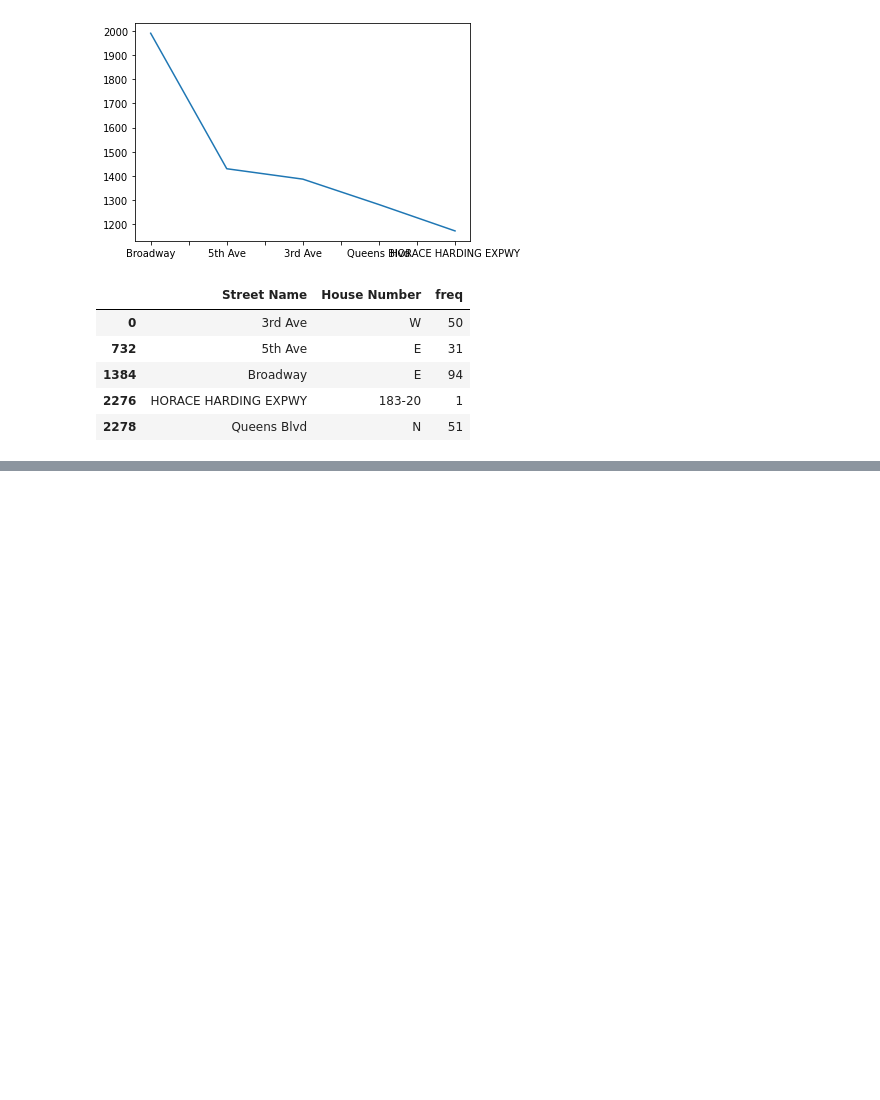
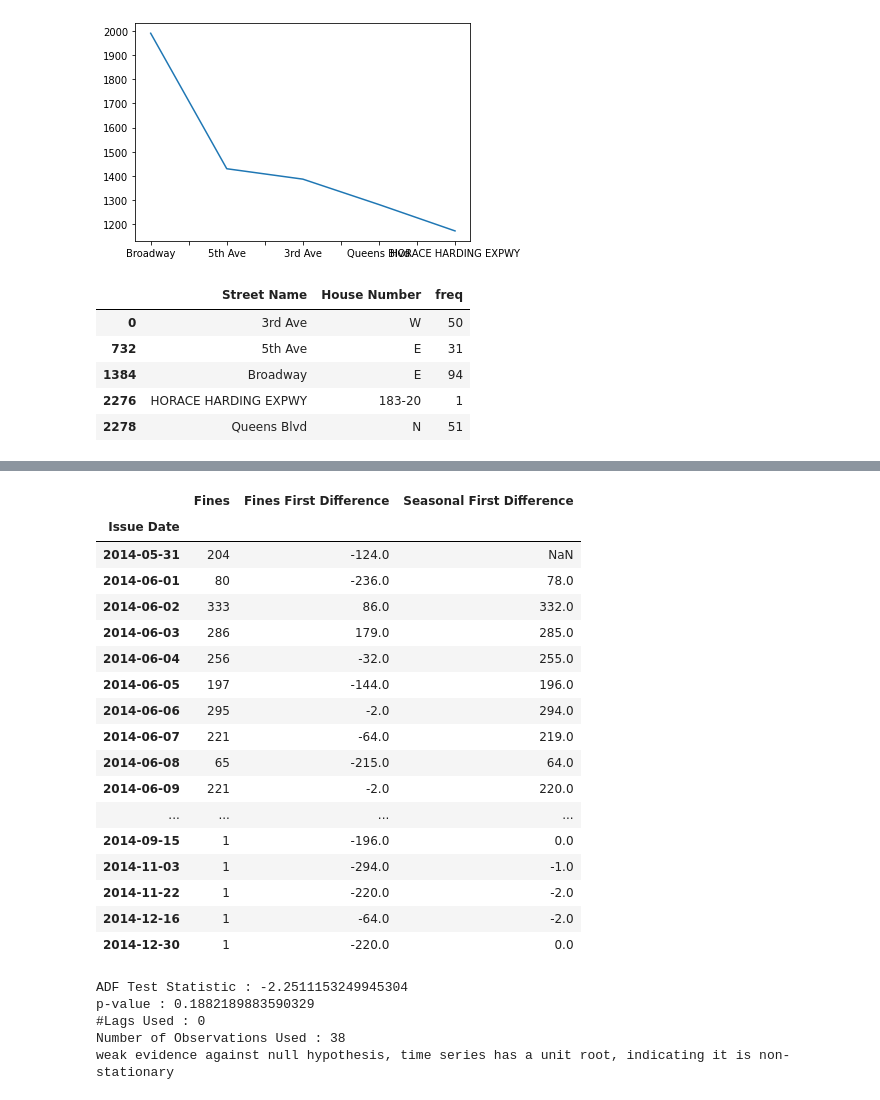
Before and after one commit to FStrean/NYC-Parking-Tickets-Analisis, a Jupyter notebook: NYC-Parking-Tickets-Analisis.ipynb, the cells around one changed output, grey strips where cells are left out. Cells and saved outputs as stored; diff of their text form; code cells hidden in the pictures; blank space fills up the shorter version.

```diff
--- a/NYC-Parking-Tickets-Analisis.ipynb
+++ b/NYC-Parking-Tickets-Analisis.ipynb
@@ -847,0 +524,3 @@ finecount_bydate_after2000['HYUND']['Seasonal First Difference'].plot()
+# %%
+finecount_bydate_before2000['TOYOT']['Fines First Difference'] = finecount_bydate_before2000['TOYOT']['Fines'] - finecount_bydate_before2000['TOYOT']['Fines'].shift(30)
+finecount_bydate_before2000['TOYOT'].tail(15)
@@ -847,0 +545,30 @@ finecount_bydate_after2000['HYUND']['Seasonal First Difference'].plot()
+# %%
+finecount_bydate_before2000['TOYOT']['Seasonal First Difference']=finecount_bydate_before2000['TOYOT']['Fines']-finecount_bydate_before2000['TOYOT']['Fines'].shift(365)
+finecount_bydate_before2000['TOYOT'].tail(40)
+# %% [output]
+|  | Fines | Fines First Difference | Seasonal First Difference |
+| Issue Date |  |  |  |
+| 2014-05-31 | 204 | -124.0 | NaN |
+| 2014-06-01 | 80 | -236.0 | 78.0 |
+| 2014-06-02 | 333 | 86.0 | 332.0 |
+| 2014-06-03 | 286 | 179.0 | 285.0 |
+| 2014-06-04 | 256 | -32.0 | 255.0 |
+| 2014-06-05 | 197 | -144.0 | 196.0 |
+| 2014-06-06 | 295 | -2.0 | 294.0 |
+| 2014-06-07 | 221 | -64.0 | 219.0 |
+| 2014-06-08 | 65 | -215.0 | 64.0 |
+| 2014-06-09 | 221 | -2.0 | 220.0 |
+| ... | ... | ... | ... |
+| 2014-09-15 | 1 | -196.0 | 0.0 |
+| 2014-11-03 | 1 | -294.0 | -1.0 |
+| 2014-11-22 | 1 | -220.0 | -2.0 |
+| 2014-12-16 | 1 | -64.0 | -2.0 |
+| 2014-12-30 | 1 | -220.0 | 0.0 |
+# %%
+adfuller_test(finecount_bydate_before2000['TOYOT']['Seasonal First Difference'].dropna())
+# %% [output]
+ADF Test Statistic : -2.2511153249945304
+p-value : 0.1882189883590329
+#Lags Used : 0
+Number of Observations Used : 38
+weak evidence against null hypothesis, time series has a unit root, indicating it is non-stationary
```
Also changed, not shown: parts of 108 cells of this notebook.
